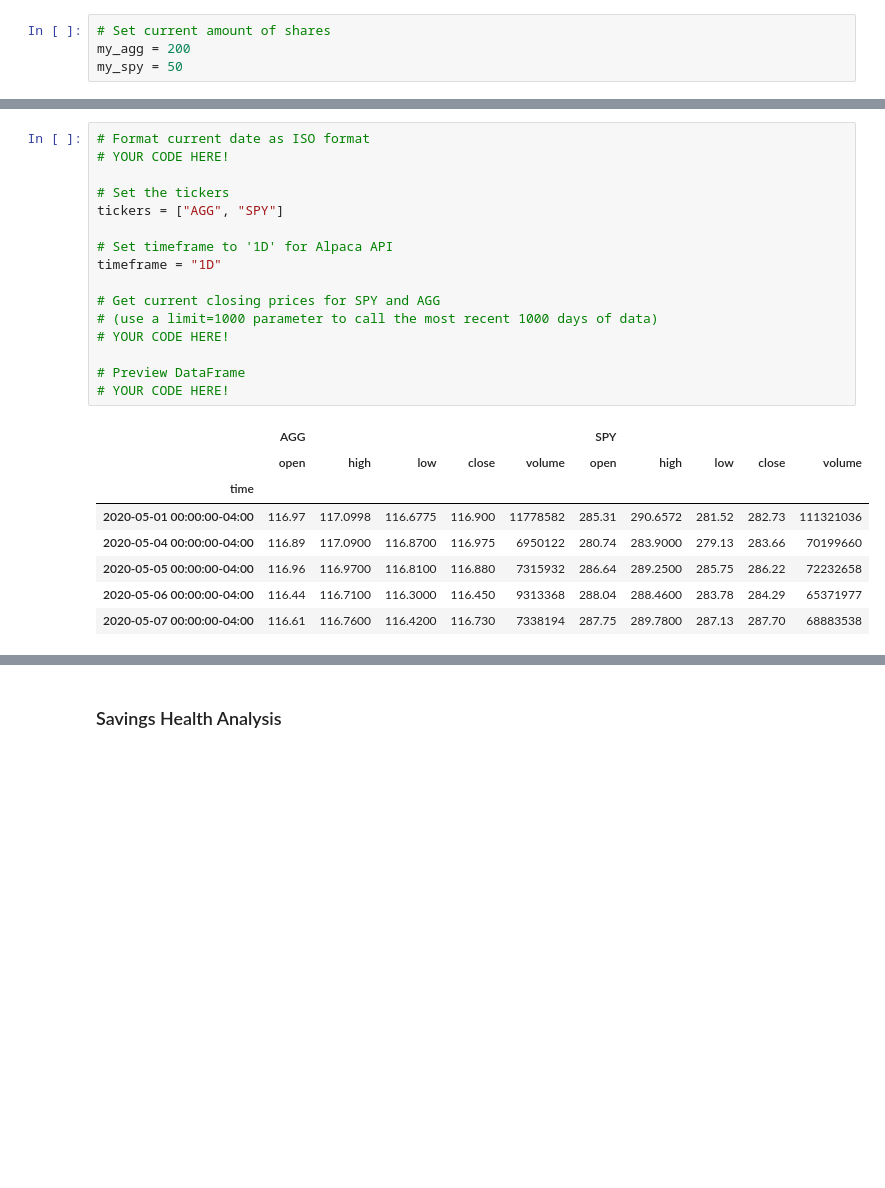
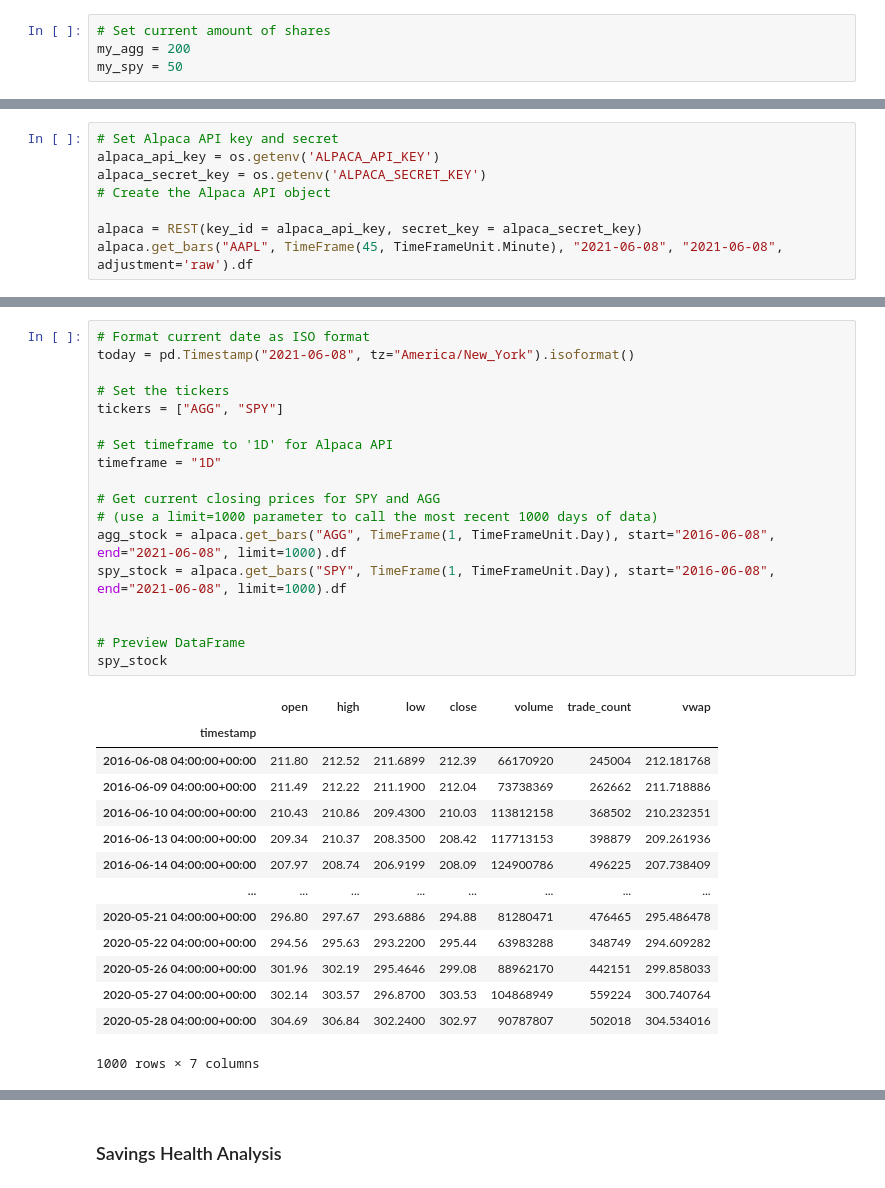
Before and after one commit to eobasanya/Python_Projects, a Jupyter notebook: APIs/financial-planner.ipynb, the cells around one changed output, grey strips where cells are left out. Saved outputs shown, nothing was run; the diff lists cells and outputs as text; blank space fills up the shorter version.

```diff
--- a/APIs/financial-planner.ipynb
+++ b/APIs/financial-planner.ipynb
@@ -56,0 +62,8 @@ my_spy = 50
+# %%
+# Set Alpaca API key and secret
+alpaca_api_key = os.getenv('ALPACA_API_KEY')
+alpaca_secret_key = os.getenv('ALPACA_SECRET_KEY')
+# Create the Alpaca API object
+
+alpaca = REST(key_id = alpaca_api_key, secret_key = alpaca_secret_key)
+alpaca.get_bars("AAPL", TimeFrame(45, TimeFrameUnit.Minute), "2021-06-08", "2021-06-08", adjustment='raw').df
@@ -57,27 +89,35 @@ my_spy = 50
 # %%
 # Format current date as ISO format
-# YOUR CODE HERE!
+today = pd.Timestamp("2021-06-08", tz="America/New_York").isoformat()
 
 # Set the tickers
 tickers = ["AGG", "SPY"]
 
 # Set timeframe to '1D' for Alpaca API
 timeframe = "1D"
 
 # Get current closing prices for SPY and AGG
 # (use a limit=1000 parameter to call the most recent 1000 days of data)
-# YOUR CODE HERE!
+agg_stock = alpaca.get_bars("AGG", TimeFrame(1, TimeFrameUnit.Day), start="2016-06-08", end="2021-06-08", limit=1000).df
+spy_stock = alpaca.get_bars("SPY", TimeFrame(1, TimeFrameUnit.Day), start="2016-06-08", end="2021-06-08", limit=1000).df
+
 
 # Preview DataFrame
-# YOUR CODE HERE!
+spy_stock
 # %% [output]
-|  | AGG |  |  |  |  | SPY |  |  |  |  |
-|  | open | high | low | close | volume | open | high | low | close | volume |
-| time |  |  |  |  |  |  |  |  |  |  |
-| 2020-05-01 00:00:00-04:00 | 116.97 | 117.0998 | 116.6775 | 116.900 | 11778582 | 285.31 | 290.6572 | 281.52 | 282.73 | 111321036 |
-| 2020-05-04 00:00:00-04:00 | 116.89 | 117.0900 | 116.8700 | 116.975 | 6950122 | 280.74 | 283.9000 | 279.13 | 283.66 | 70199660 |
-| 2020-05-05 00:00:00-04:00 | 116.96 | 116.9700 | 116.8100 | 116.880 | 7315932 | 286.64 | 289.2500 | 285.75 | 286.22 | 72232658 |
-| 2020-05-06 00:00:00-04:00 | 116.44 | 116.7100 | 116.3000 | 116.450 | 9313368 | 288.04 | 288.4600 | 283.78 | 284.29 | 65371977 |
-| 2020-05-07 00:00:00-04:00 | 116.61 | 116.7600 | 116.4200 | 116.730 | 7338194 | 287.75 | 289.7800 | 287.13 | 287.70 | 68883538 |
+|  | open | high | low | close | volume | trade_count | vwap |
+| timestamp |  |  |  |  |  |  |  |
+| 2016-06-08 04:00:00+00:00 | 211.80 | 212.52 | 211.6899 | 212.39 | 66170920 | 245004 | 212.181768 |
+| 2016-06-09 04:00:00+00:00 | 211.49 | 212.22 | 211.1900 | 212.04 | 73738369 | 262662 | 211.718886 |
+| 2016-06-10 04:00:00+00:00 | 210.43 | 210.86 | 209.4300 | 210.03 | 113812158 | 368502 | 210.232351 |
+| 2016-06-13 04:00:00+00:00 | 209.34 | 210.37 | 208.3500 | 208.42 | 117713153 | 398879 | 209.261936 |
+| 2016-06-14 04:00:00+00:00 | 207.97 | 208.74 | 206.9199 | 208.09 | 124900786 | 496225 | 207.738409 |
+| ... | ... | ... | ... | ... | ... | ... | ... |
+| 2020-05-21 04:00:00+00:00 | 296.80 | 297.67 | 293.6886 | 294.88 | 81280471 | 476465 | 295.486478 |
+| 2020-05-22 04:00:00+00:00 | 294.56 | 295.63 | 293.2200 | 295.44 | 63983288 | 348749 | 294.609282 |
+| 2020-05-26 04:00:00+00:00 | 301.96 | 302.19 | 295.4646 | 299.08 | 88962170 | 442151 | 299.858033 |
+| 2020-05-27 04:00:00+00:00 | 302.14 | 303.57 | 296.8700 | 303.53 | 104868949 | 559224 | 300.740764 |
+| 2020-05-28 04:00:00+00:00 | 304.69 | 306.84 | 302.2400 | 302.97 | 90787807 | 502018 | 304.534016 |
+1000 rows × 7 columns
 # %%
 # Pick AGG and SPY close prices
```
Also changed, not shown: parts of 10 cells of this notebook, 3 other files.
